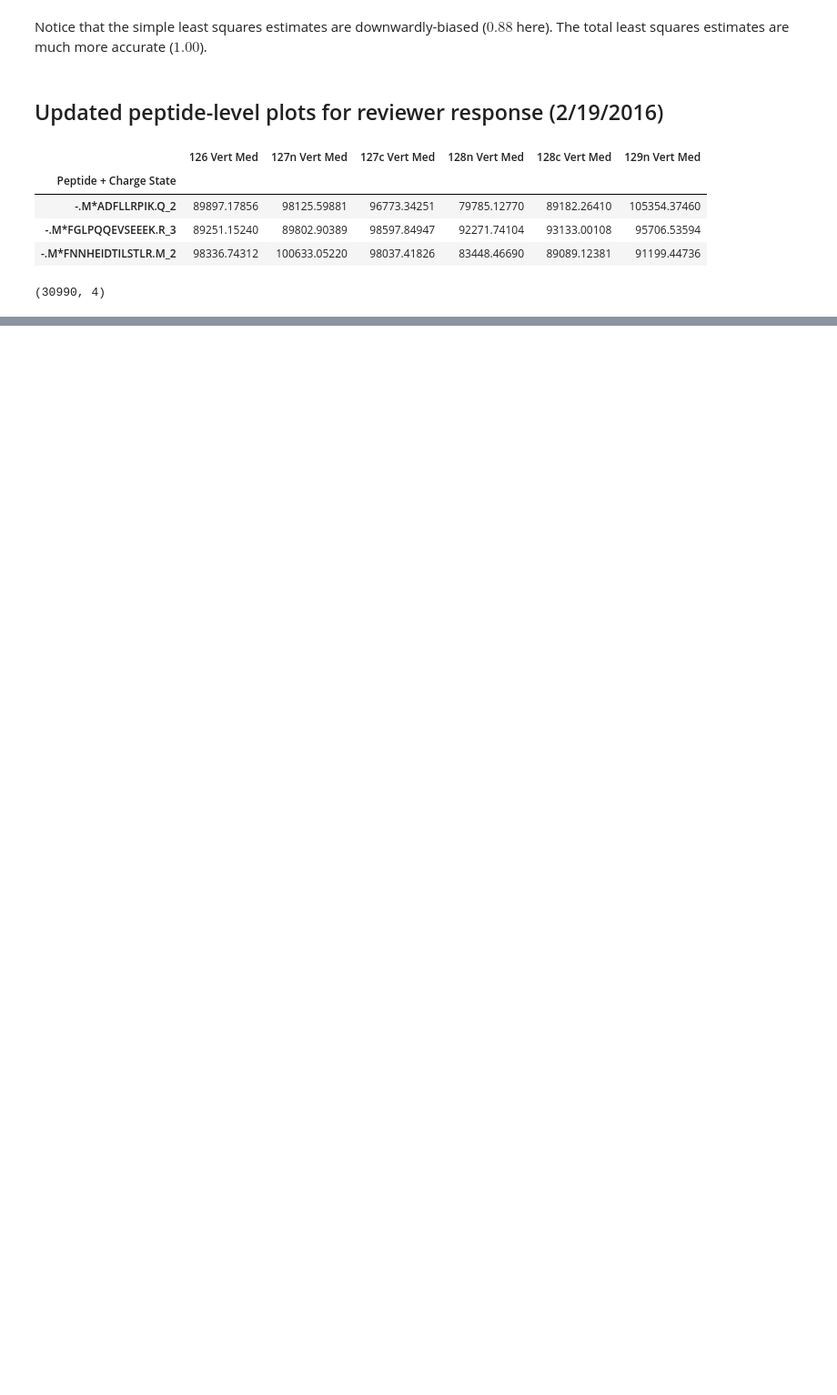
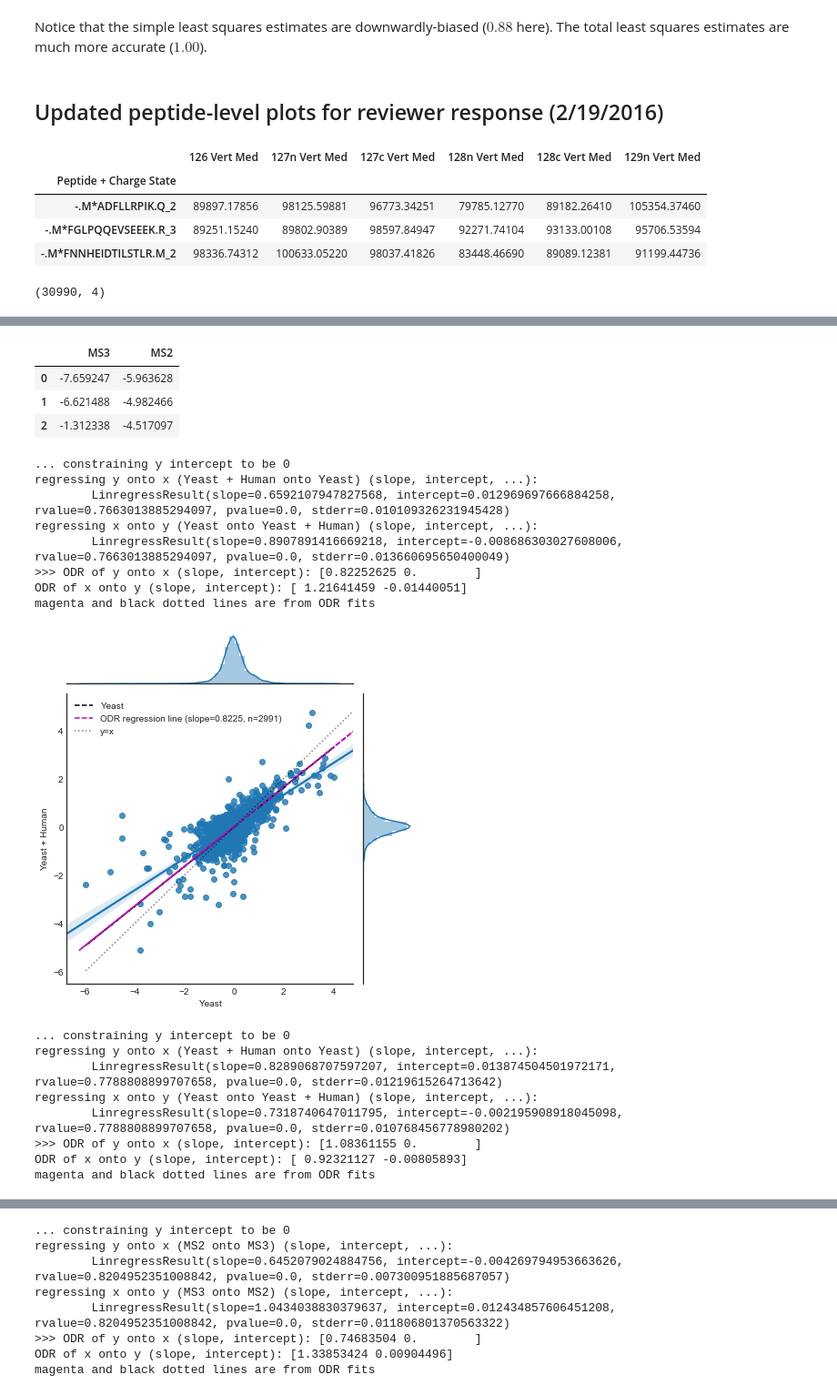
Before and after one commit to matted-zz/ipynb_test, a Jupyter notebook: Ratio comparison with errors in both variables.ipynb, the cells around one changed output, grey strips where cells are left out. Shown at 91% size. Drawn from its saved outputs; the diff is of its cells as text; code cells hidden in the pictures; blank space fills up the shorter version.

Commit message:
Updated with new data and regression plots.

```diff
--- a/Ratio comparison with errors in both variables.ipynb
+++ b/Ratio comparison with errors in both variables.ipynb
@@ -565,0 +565,38 @@ magenta and black dotted lines are from ODR fits
+# %%
+# load peptide-level data
+ms2_both_species = pandas.read_csv("Updated_data_for_interference_ratios_plots/MS2 Y vs Y+H.csv")
+ms3_both_species = pandas.read_csv("Updated_data_for_interference_ratios_plots/MS3 Y vs Y+H.csv")
+ms2_vs_ms3_yeast = pandas.read_csv("Updated_data_for_interference_ratios_plots/Yeast only MS3 vs MS2.csv")
+
+ms2_vs_ms3_yeast.head(3)
+# %% [output]
+|  | MS3 | MS2 |
+| 0 | -7.659247 | -5.963628 |
+| 1 | -6.621488 | -4.982466 |
+| 2 | -1.312338 | -4.517097 |
+# %%
+for df in [ms2_both_species,
+           ms3_both_species,
+           ms2_vs_ms3_yeast]:
+    compare_columns(df.columns[0],
+                    df.columns[1],
+                    intercept=False,
+                    merged=numpy.power(2.0, df))
+# %% [output]
+... constraining y intercept to be 0
+regressing y onto x (Yeast + Human onto Yeast) (slope, intercept, ...):
+        LinregressResult(slope=0.6592107947827568, intercept=0.012969697666884258, rvalue=0.7663013885294097, pvalue=0.0, stderr=0.010109326231945428)
+regressing x onto y (Yeast onto Yeast + Human) (slope, intercept, ...):
+        LinregressResult(slope=0.8907891416669218, intercept=-0.008686303027608006, rvalue=0.7663013885294097, pvalue=0.0, stderr=0.013660695650400049)
+>>> ODR of y onto x (slope, intercept): [0.82252625 0.        ]
+ODR of x onto y (slope, intercept): [ 1.21641459 -0.01440051]
+magenta and black dotted lines are from ODR fits
+[figure, added]
+... constraining y intercept to be 0
+regressing y onto x (Yeast + Human onto Yeast) (slope, intercept, ...):
+        LinregressResult(slope=0.8289068707597207, intercept=0.013874504501972171, rvalue=0.7788808899707658, pvalue=0.0, stderr=0.01219615264713642)
+regressing x onto y (Yeast onto Yeast + Human) (slope, intercept, ...):
+        LinregressResult(slope=0.7318740647011795, intercept=-0.002195908918045098, rvalue=0.7788808899707658, pvalue=0.0, stderr=0.010768456778980202)
+>>> ODR of y onto x (slope, intercept): [1.08361155 0.        ]
+ODR of x onto y (slope, intercept): [ 0.92321127 -0.00805893]
+magenta and black dotted lines are from ODR fits
@@ -565,0 +604,8 @@ magenta and black dotted lines are from ODR fits
+... constraining y intercept to be 0
+regressing y onto x (MS2 onto MS3) (slope, intercept, ...):
+        LinregressResult(slope=0.6452079024884756, intercept=-0.004269794953663626, rvalue=0.8204952351008842, pvalue=0.0, stderr=0.007300951885687057)
+regressing x onto y (MS3 onto MS2) (slope, intercept, ...):
+        LinregressResult(slope=1.0434038830379637, intercept=0.012434857606451208, rvalue=0.8204952351008842, pvalue=0.0, stderr=0.011806801370563322)
+>>> ODR of y onto x (slope, intercept): [0.74683504 0.        ]
+ODR of x onto y (slope, intercept): [1.33853424 0.00904496]
+magenta and black dotted lines are from ODR fits
```
Also changed, not shown: parts of 24 cells of this notebook, 3 other files.
